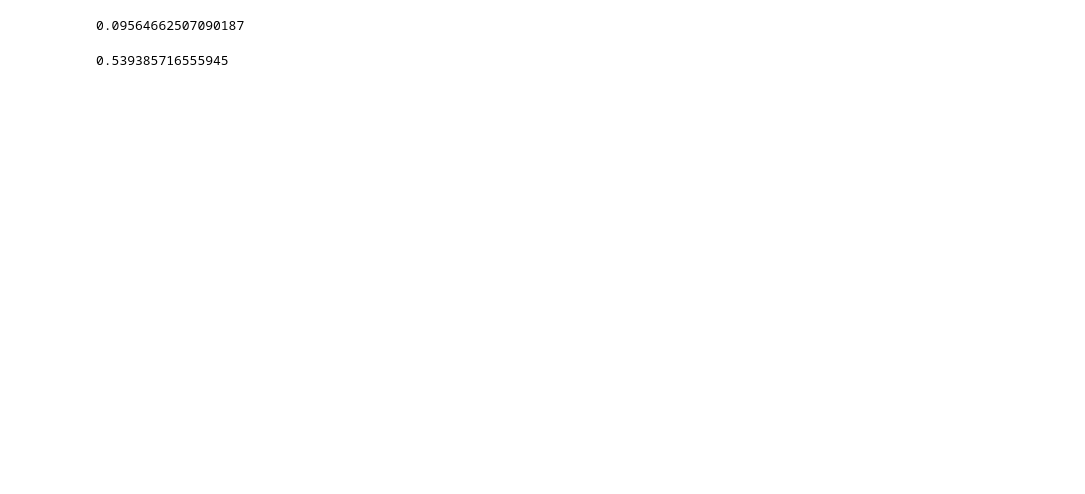
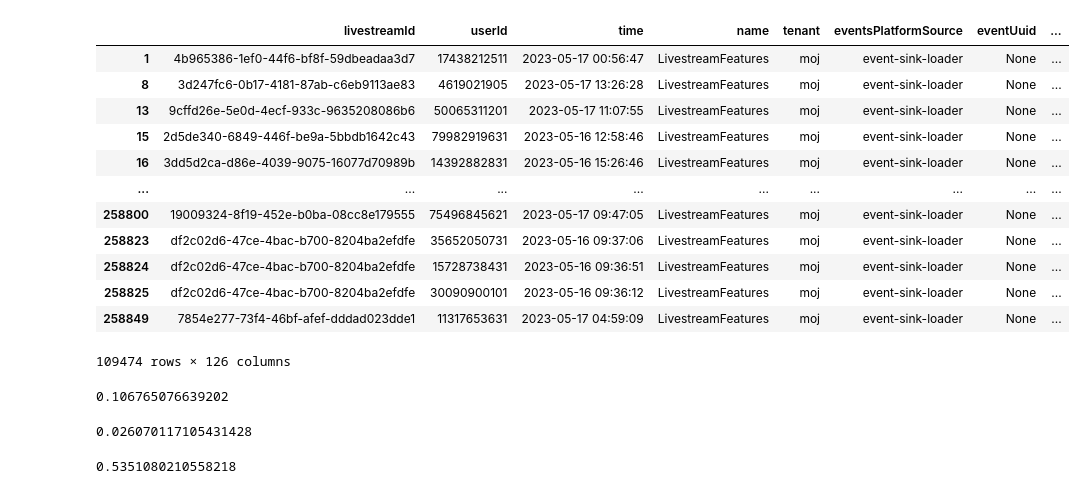
Before and after one commit to mgaiduk/mgaiduk, a Jupyter notebook: xgboost/moj_live/ranker.ipynb, the cells around one changed output. Drawn from its saved outputs; the diff is of its cells as text; code cells hidden in the pictures; blank space fills up the shorter version.

```diff
--- a/xgboost/moj_live/ranker.ipynb
+++ b/xgboost/moj_live/ranker.ipynb
@@ -30,0 +76,9 @@ Name: audio_status, Length: 205792, dtype: bool
+# %%
+dt2 = dt.merge(embs[["user_id", "user_embedding", "user_embedding2"]], left_on='userId', right_on="user_id", how='left')
+dt3 = dt2.merge(embs[["user_id", "creator_embedding", "creator_embedding2"]], left_on='hostId', right_on="user_id", how='left')
+# %%
+dt3['v3_dot'] = dt3.apply(lambda row: np.dot(row['user_embedding2'] if not np.isnan(row['user_embedding2']).any() else [0.0] * 32,
+                                            row['creator_embedding2'] if not np.isnan(row['creator_embedding2']).any() else [0.0] * 32),
+                         axis=1)
+# %%
+df = dt3
@@ -31,5 +93,5 @@ Name: audio_status, Length: 205792, dtype: bool
 # %%
-eval_df = df[df["time"] >= "2023-05-16"]
-train_df = df[df["time"] < "2023-05-16"]
+eval_df = df[df["time"] >= "2023-05-21"]
+train_df = df[df["time"] < "2023-05-21"]
 eval_df.shape, train_df.shape
 # %% [output]
@@ -170,10 +404,30 @@ model best iteration at 1264, best_score: 0.31718258022476503 and best_ntree_lim
+# %%
+eval_df
+# %% [output]
+|  | livestreamId | userId | time | name | tenant | eventsPlatformSource | eventUuid | ... |
+| 1 | 4b965386-1ef0-44f6-bf8f-59dbeadaa3d7 | 17438212511 | 2023-05-17 00:56:47 | LivestreamFeatures | moj | event-sink-loader | None | ... |
+| 8 | 3d247fc6-0b17-4181-87ab-c6eb9113ae83 | 4619021905 | 2023-05-17 13:26:28 | LivestreamFeatures | moj | event-sink-loader | None | ... |
+| 13 | 9cffd26e-5e0d-4ecf-933c-9635208086b6 | 50065311201 | 2023-05-17 11:07:55 | LivestreamFeatures | moj | event-sink-loader | None | ... |
+| 15 | 2d5de340-6849-446f-be9a-5bbdb1642c43 | 79982919631 | 2023-05-16 12:58:46 | LivestreamFeatures | moj | event-sink-loader | None | ... |
+| 16 | 3dd5d2ca-d86e-4039-9075-16077d70989b | 14392882831 | 2023-05-16 15:26:46 | LivestreamFeatures | moj | event-sink-loader | None | ... |
+| ... | ... | ... | ... | ... | ... | ... | ... | ... |
+| 258800 | 19009324-8f19-452e-b0ba-08cc8e179555 | 75496845621 | 2023-05-17 09:47:05 | LivestreamFeatures | moj | event-sink-loader | None | ... |
+| 258823 | df2c02d6-47ce-4bac-b700-8204ba2efdfe | 35652050731 | 2023-05-16 09:37:06 | LivestreamFeatures | moj | event-sink-loader | None | ... |
+| 258824 | df2c02d6-47ce-4bac-b700-8204ba2efdfe | 15728738431 | 2023-05-16 09:36:51 | LivestreamFeatures | moj | event-sink-loader | None | ... |
+| 258825 | df2c02d6-47ce-4bac-b700-8204ba2efdfe | 30090900101 | 2023-05-16 09:36:12 | LivestreamFeatures | moj | event-sink-loader | None | ... |
+| 258849 | 7854e277-73f4-46bf-afef-dddad023dde1 | 11317653631 | 2023-05-17 04:59:09 | LivestreamFeatures | moj | event-sink-loader | None | ... |
+109474 rows × 126 columns
 # %%
-np.mean(val_data["live-cross-feature-affinity-model-v2"] > 0)
+np.mean(eval_df["live-cross-feature-affinity-model-v2"] > 0)
 # %% [output]
-0.09564662507090187
+0.106765076639202
+# %%
+np.mean(eval_df["v3_dot"] > 0)
+# %% [output]
+0.026070117105431428
 # %%
 # v3 auc
-fpr, tpr, thresholds = metrics.roc_curve(y_true, val_data["live-popularity-embeddings-affinity-v3"], pos_label=1)
+fpr, tpr, thresholds = metrics.roc_curve(y_true, eval_df["live-popularity-embeddings-affinity-v3"], pos_label=1)
 metrics.auc(fpr, tpr)
 # %% [output]
-0.539385716555945
+0.5351080210558218
```
Also changed, not shown: parts of 27 cells of this notebook.
